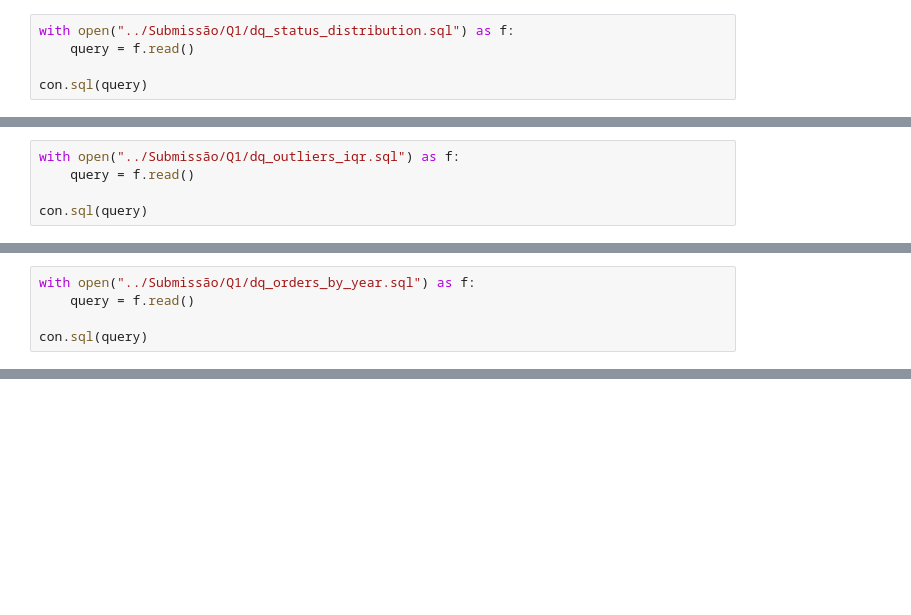
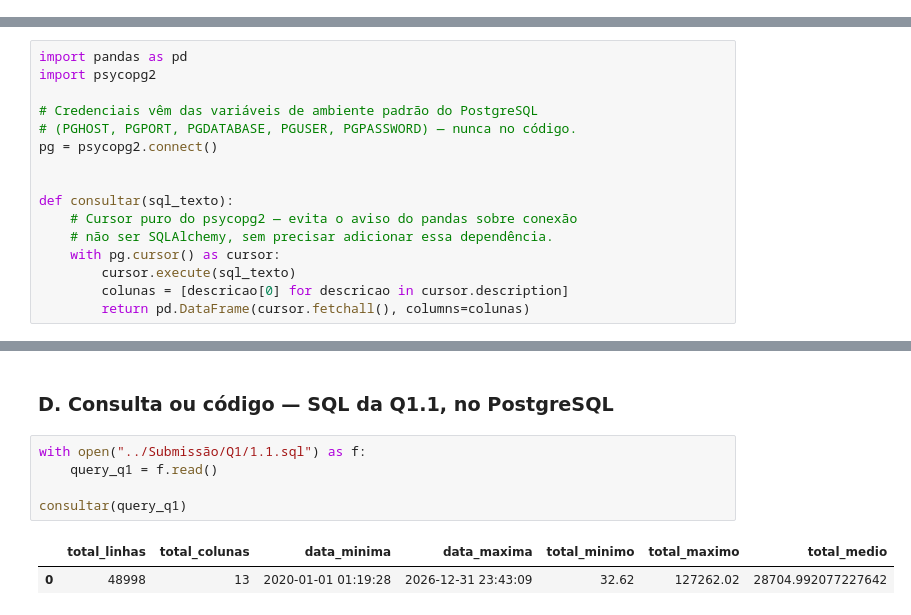
Before and after one commit to maurotessarolojunior/lh-nautical-2026-2, a Jupyter notebook: notebooks/lh_nautical.ipynb, the cells around one changed output, grey strips where cells are left out. Saved outputs shown, nothing was run; the diff lists cells and outputs as text; blank space fills up the shorter version.

```diff
--- a/notebooks/lh_nautical.ipynb
+++ b/notebooks/lh_nautical.ipynb
@@ -106,5 +0,0 @@ con.sql(query)
-# %%
-with open("../Submissão/Q1/dq_status_distribution.sql") as f:
-    query = f.read()
-
-con.sql(query)
@@ -121,5 +0,0 @@ con.sql(query)
-# %%
-with open("../Submissão/Q1/dq_outliers_iqr.sql") as f:
-    query = f.read()
-
-con.sql(query)
@@ -133,5 +0,0 @@ con.sql(query)
-# %%
-with open("../Submissão/Q1/dq_orders_by_year.sql") as f:
-    query = f.read()
-
-con.sql(query)
@@ -396,0 +11,16 @@ calendario_semana
+# %%
+import pandas as pd
+import psycopg2
+
+# Credenciais vêm das variáveis de ambiente padrão do PostgreSQL
+# (PGHOST, PGPORT, PGDATABASE, PGUSER, PGPASSWORD) — nunca no código.
+pg = psycopg2.connect()
+
+
+def consultar(sql_texto):
+    # Cursor puro do psycopg2 — evita o aviso do pandas sobre conexão
+    # não ser SQLAlchemy, sem precisar adicionar essa dependência.
+    with pg.cursor() as cursor:
+        cursor.execute(sql_texto)
+        colunas = [descricao[0] for descricao in cursor.description]
+        return pd.DataFrame(cursor.fetchall(), columns=colunas)
@@ -396,0 +79,10 @@ calendario_semana
+# %% [markdown]
+### D. Consulta ou código — SQL da Q1.1, no PostgreSQL
+# %%
+with open("../Submissão/Q1/1.1.sql") as f:
+    query_q1 = f.read()
+
+consultar(query_q1)
+# %% [output]
+|  | total_linhas | total_colunas | data_minima | data_maxima | total_minimo | total_maximo | total_medio |
+| 0 | 48998 | 13 | 2020-01-01 01:19:28 | 2026-12-31 23:43:09 | 32.62 | 127262.02 | 28704.992077227642 |
```
Also changed, not shown: parts of 53 cells of this notebook, 4 other files.
